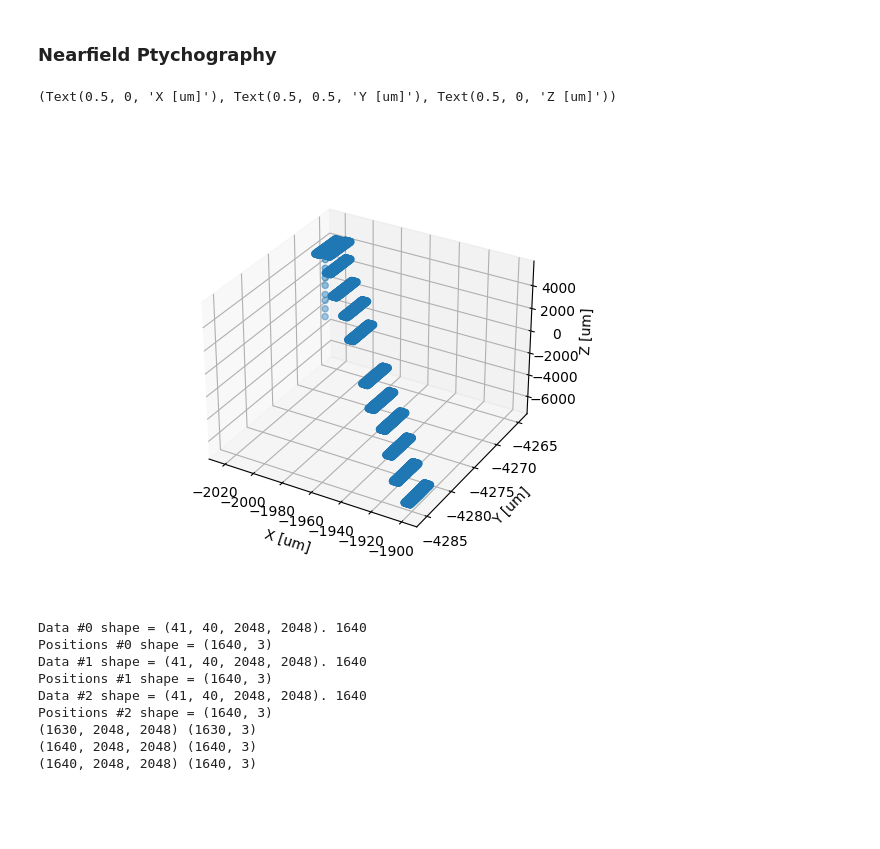
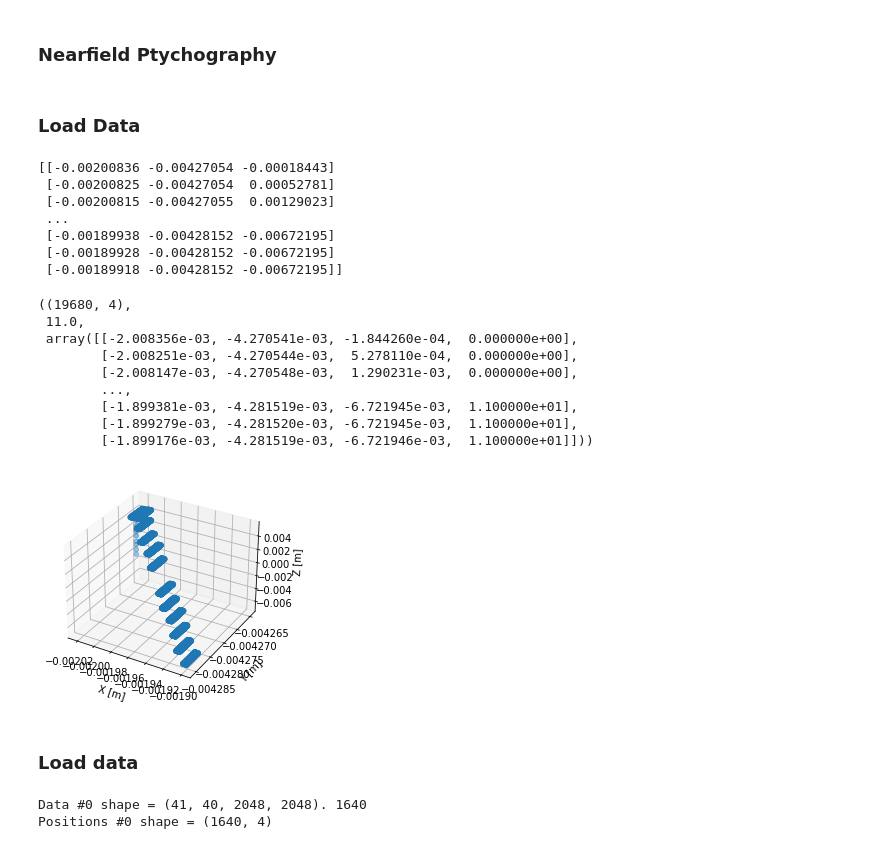
Before and after one commit to cnpem/ssc-cdi, a Jupyter notebook: sscCdi/ptycho/dev/fresnel_ptycho_RAAR_RHD_Salditt_MultiZ.ipynb, the cells around one changed output. Cells and saved outputs as stored; diff of their text form; code cells hidden in the pictures; blank space fills up the shorter version.

```diff
--- a/sscCdi/ptycho/dev/fresnel_ptycho_RAAR_RHD_Salditt_MultiZ.ipynb
+++ b/sscCdi/ptycho/dev/fresnel_ptycho_RAAR_RHD_Salditt_MultiZ.ipynb
@@ -106,17 +166,38 @@ def RAAR_multiprobe_cupy(diffraction_patterns_list,positions_list,obj,probe,inpu
+# %% [markdown]
+### Load Data
 # %%
-start = 0
 empty = np.load('/ibira/lnls/labs/tepui/home/yuri.tonin/00000000/data/mogno/RHD_Salditt/empty.npy')
-positions0 = np.load('/ibira/lnls/labs/tepui/home/yuri.tonin/00000000/data/mogno/RHD_Salditt/multiZ/positions.npy')[start:]*1e3
+positions0 = np.load('/ibira/lnls/labs/tepui/home/yuri.tonin/00000000/data/mogno/RHD_Salditt/multiZ/positions.npy')*1e-3
+print(positions0)
+
+folder_path = '/ibira/lnls/labs/tepui/home/yuri.tonin/00000000/data/mogno/RHD_Salditt/multiZ/'
+data_shape = (2048,2048)
+n_points_per_z = 41*40
+n_of_z = 12
 
 fig = plt.figure()
 ax = fig.add_subplot(projection='3d')
 ax.scatter(positions0[:,0],positions0[:,1],positions0[:,2],'o')
-ax.set_xlabel('X [um]'), ax.set_ylabel('Y [um]'), ax.set_zlabel('Z [um]')
+ax.set_xlabel('X [m]'), ax.set_ylabel('Y [m]'), ax.set_zlabel('Z [m]')
 
-# fig, ax = plt.subplots()
-# ax.plot(positions0[:,0],positions0[:,1],'o')
-# ax.set_xlabel('X [um]'), ax.set_ylabel('Y [um]')
-# ax.grid()
+z1z2 = 1
+positions = get_equivalent_geometry(positions0,z1z2)
+positions.shape, positions[:,3].max(), positions
 # %% [output]
-(Text(0.5, 0, 'X [um]'), Text(0.5, 0.5, 'Y [um]'), Text(0.5, 0, 'Z [um]'))
+[[-0.00200836 -0.00427054 -0.00018443]
+ [-0.00200825 -0.00427054  0.00052781]
+ [-0.00200815 -0.00427055  0.00129023]
+ ...
+ [-0.00189938 -0.00428152 -0.00672195]
+ [-0.00189928 -0.00428152 -0.00672195]
+ [-0.00189918 -0.00428152 -0.00672195]]
+((19680, 4),
+ 11.0,
+ array([[-2.008356e-03, -4.270541e-03, -1.844260e-04,  0.000000e+00],
+        [-2.008251e-03, -4.270544e-03,  5.278110e-04,  0.000000e+00],
+        [-2.008147e-03, -4.270548e-03,  1.290231e-03,  0.000000e+00],
+        ...,
+        [-1.899381e-03, -4.281519e-03, -6.721945e-03,  1.100000e+01],
+        [-1.899279e-03, -4.281520e-03, -6.721945e-03,  1.100000e+01],
+        [-1.899176e-03, -4.281519e-03, -6.721946e-03,  1.100000e+01]]))
-[figure, old version]
+[figure, new version]
@@ -128,29 +204,23 @@ n_of_z = 12
+# %% [markdown]
+### Load data
 # %%
-A = 3 # wanted number of z positions
+A = 1 # wanted number of z positions
 
-DPs_multiple_planes = []
-positions_multiple_planes = []
+DPs_selected = np.empty((0,2048,2048),dtype=np.uint16)
+positions_selected = np.empty((0,4))
+
 for i in range(0,A):
     data = np.load(folder_path+f"z_{i}.npy")
     print(f"Data #{i} shape = {data.shape}. {data.shape[0]*data.shape[1]}")
     DP = data.reshape(n_points_per_z,data_shape[0],data_shape[1])
-    positions1 = positions0[i*n_points_per_z:(i+1)*n_points_per_z]
+    positions1 = positions[i*n_points_per_z:(i+1)*n_points_per_z]
     print(f"Positions #{i} shape = {positions1.shape}")
     if i == 0:
         DP = DP[10:] # remove weird first points
         positions1 = positions1[10:]
-    DPs_multiple_planes.append(DP)
-    positions_multiple_planes.append(positions1)
 
-for i, j in zip(DPs_multiple_planes, positions_multiple_planes):
-    print(i.shape,j.shape)
+    DPs_selected = np.concatenate((DPs_selected,DP),axis=0)
+    positions_selected = np.concatenate((positions_selected,positions1),axis=0)
 # %% [output]
 Data #0 shape = (41, 40, 2048, 2048). 1640
-Positions #0 shape = (1640, 3)
-Data #1 shape = (41, 40, 2048, 2048). 1640
-Positions #1 shape = (1640, 3)
-Data #2 shape = (41, 40, 2048, 2048). 1640
-Positions #2 shape = (1640, 3)
-(1630, 2048, 2048) (1630, 3)
-(1640, 2048, 2048) (1640, 3)
-(1640, 2048, 2048) (1640, 3)
+Positions #0 shape = (1640, 4)
```
Also changed, not shown: parts of 12 cells of this notebook.
